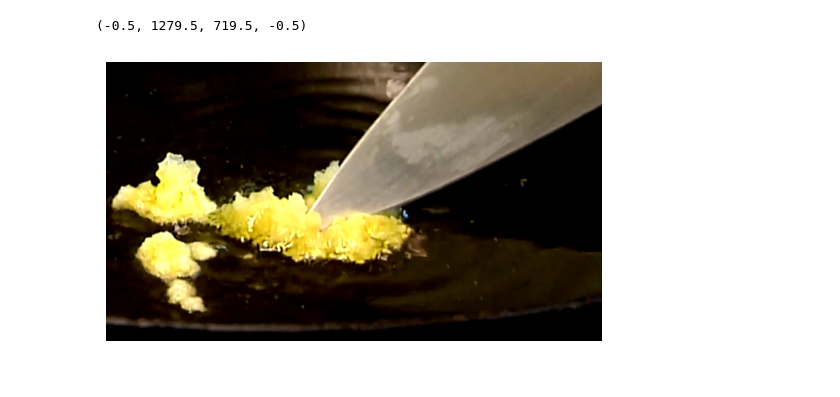
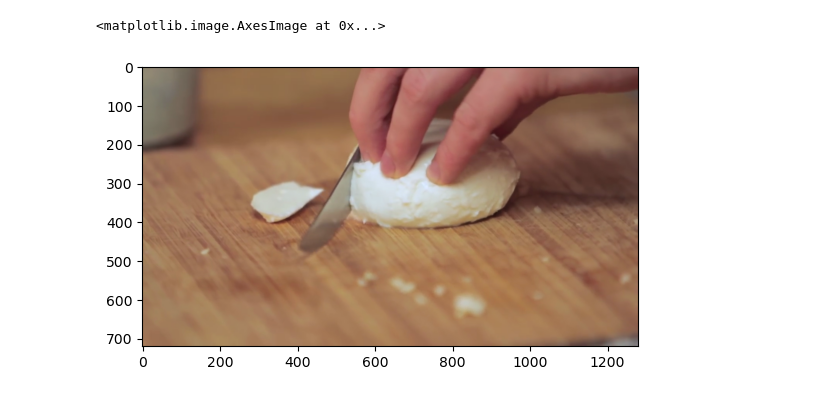
Before and after one commit to chenhaolu0506/AlphaCook, a Jupyter notebook: huggingface_pretrained.ipynb, the cells around one changed output. Saved outputs shown, nothing was run; the diff lists cells and outputs as text; code cells hidden in the pictures.

```diff
--- a/huggingface_pretrained.ipynb
+++ b/huggingface_pretrained.ipynb
@@ -17,2 +17,0 @@ import matplotlib.pyplot as plt
-# %%
-cap = cv2.VideoCapture('./YouCookII/raw_videos/training/107/1R9d_EJPZ-w')
@@ -42,6 +17,0 @@ plt.imshow(frame1)
-# %%
-plt.imshow(frame2)
-plt.axis('off')
-# %% [output]
-(-0.5, 1279.5, 719.5, -0.5)
-[figure, removed]
@@ -48,3 +28,8 @@ plt.axis('off')
+# %%
+plt.imshow(frame)
+# %% [output]
+<matplotlib.image.AxesImage at 0x...>
+[figure, added]
 # %%
 from transformers import VisionEncoderDecoderModel, ViTFeatureExtractor, AutoTokenizer
 import torch
```
Also changed, not shown: parts of 9 cells of this notebook, 4 other files.
